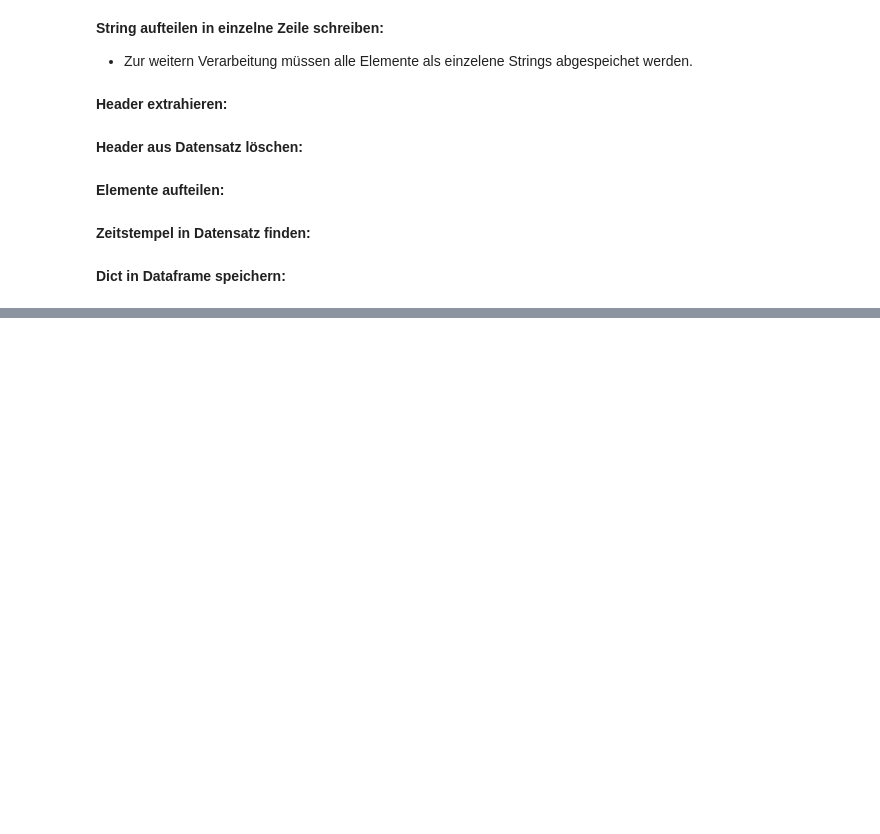
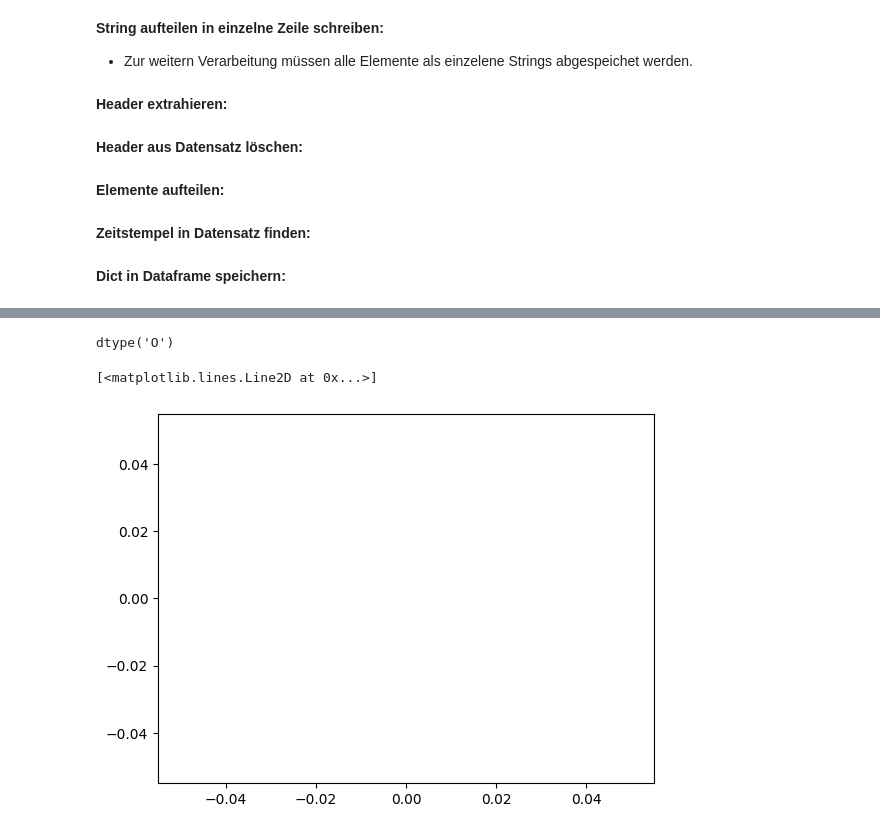
Before and after one commit to rjanow/Masterarbeit, a Jupyter notebook: UV_Measurement_to_CSV.ipynb, the cells around one changed output, grey strips where cells are left out. Drawn from its saved outputs; the diff is of its cells as text; code cells hidden in the pictures; blank space fills up the shorter version.

```diff
--- a/UV_Measurement_to_CSV.ipynb
+++ b/UV_Measurement_to_CSV.ipynb
@@ -28,7 +29,7 @@ from google.colab import files
 # %% [markdown]
 **Monat der Exportiert werden soll:**
 # %%
-month = '22.07'
+month = '22.09'
 # %% [markdown]
 Zu Beginn muss die Google-Drive eingerichtet werden, in der die Messdaten (OR0-Dateien) gespeichert sind. Danach werden alle verfügbaren Unterordner aufgerufen. So wird geprüft, ob der Mount richtig funktioniert hat.
 # %%
@@ -254,6 +255,10 @@ spaltenname = 'Messzeitpunkt'
 df_Messdaten.rename(columns={'Wert1': spaltenname}, inplace=True)
 
 df_Messdaten.insert(0, 'Datetime', df_Messdaten['Datum'] + pd.to_timedelta(df_Messdaten['Uhrzeit'].astype(str)))
+# %%
+# Splaten in float umwandeln
+df_Messdaten[np_Wellenlaenge] =
+df_Messdaten[np_Wellenlaenge].astype(float)
 # %%
 print(df_Messdaten)
 # %% [output]
@@ -290,0 +313,27 @@ Der DataFrame wurde als 22.07 in /content/drive/My Drive/Colab_Notebooks/CSV_Mes
+# %%
+df_Messdaten[290.0].dtype
+# %% [output]
+dtype('O')
+# %%
+def finde_max_werte_fuer_alle_spalten(df):
+    # Erstellt ein Dictionary, um die maximalen Werte jeder Spalte zu speichern
+    max_werte = {}
+    id_werte = {}
+    # Iteriere über alle Spalten im DataFrame
+    for spalte in df.columns:
+        # Ignoriere nicht-numerische Spalten
+        if pd.api.types.is_numeric_dtype(df[spalte]):
+            max_werte[spalte] = df[spalte].max()
+            id_werte[spalte] = df[spalte].idxmax()
+    return max_werte, id_werte
+# %%
+# Funktion um den Maximalen Eintrag einer Spalte zu finden
+max_werte, id_werte = finde_max_werte_fuer_alle_spalten(df_Messdaten[np_Wellenlaenge])
+# %%
+#
+schluessel_max = list(max_werte.keys())
+werte_max = list(max_werte.values())
+plt.plot(schluessel_max, werte_max)
+# %% [output]
+[<matplotlib.lines.Line2D at 0x...>]
+[figure, added]
```
Also changed, not shown: parts of 7 cells of this notebook.
